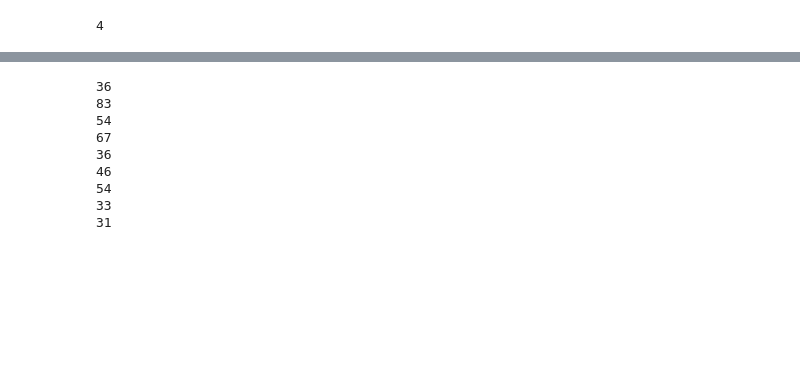
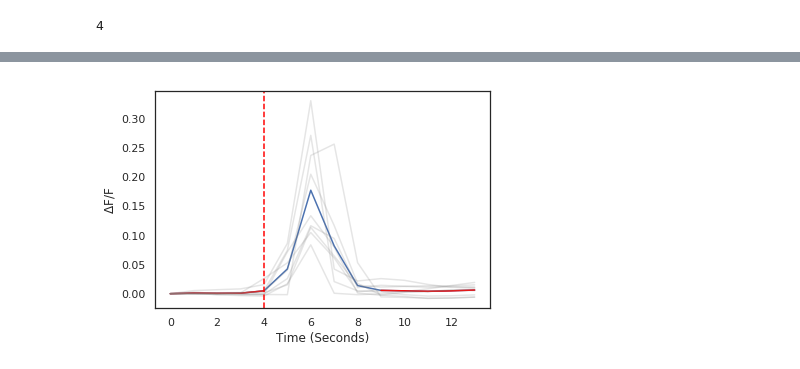
Before and after one commit to Packer-Lab/Vape, a Jupyter notebook: jupyter/lick artifact.ipynb, the cells around one changed output, grey strips where cells are left out. Saved outputs shown, nothing was run; the diff lists cells and outputs as text; code cells hidden in the pictures; blank space fills up the shorter version.

```diff
--- a/jupyter/lick artifact.ipynb
+++ b/jupyter/lick artifact.ipynb
@@ -258,29 +243,12 @@ runs = [lick_binner(run) for run in runs]
 # %%
-behaviour_list = [build_flu_array(run, run.trial_start, pre_frames, post_frames)
-                  for run in runs]
-
 # plot the average traces for go trials without easy stim
 test_filter = [np.where((Subsets(run).trial_subsets != 150)&(Subsets(run).trial_subsets!=0))[0]
                for run in runs]
 
-_,_,_,_ = averager(behaviour_list, pre_frames=pre_frames, post_frames=post_frames,
-                 trial_filter=test_filter, offset=offset, plot=False)
-
-hit_list = [np.where(run.outcome=='hit')[0] for run in runs]
+_,_,_,_ = utils.averager(behaviour_list, pre_frames=pre_frames, post_frames=post_frames,
+                 trial_filter=test_filter, offset=offset, plot=True)
+# %% [output]
+[figure, added]
-# %%
-intersect = lambda lst1, lst2: list(set(lst1) & set(lst2))
-for run in runs:
-    print(len(np.where((run.outcome=='hit')&(Subsets(run).trial_subsets==150))[0]))
-# %% [output]
-36
-83
-54
-67
-36
-46
-54
-33
-31
 # %%
 # some examples of subtraction
 session_idx = 0
```
Also changed, not shown: parts of 51 cells of this notebook, 1 other file.
